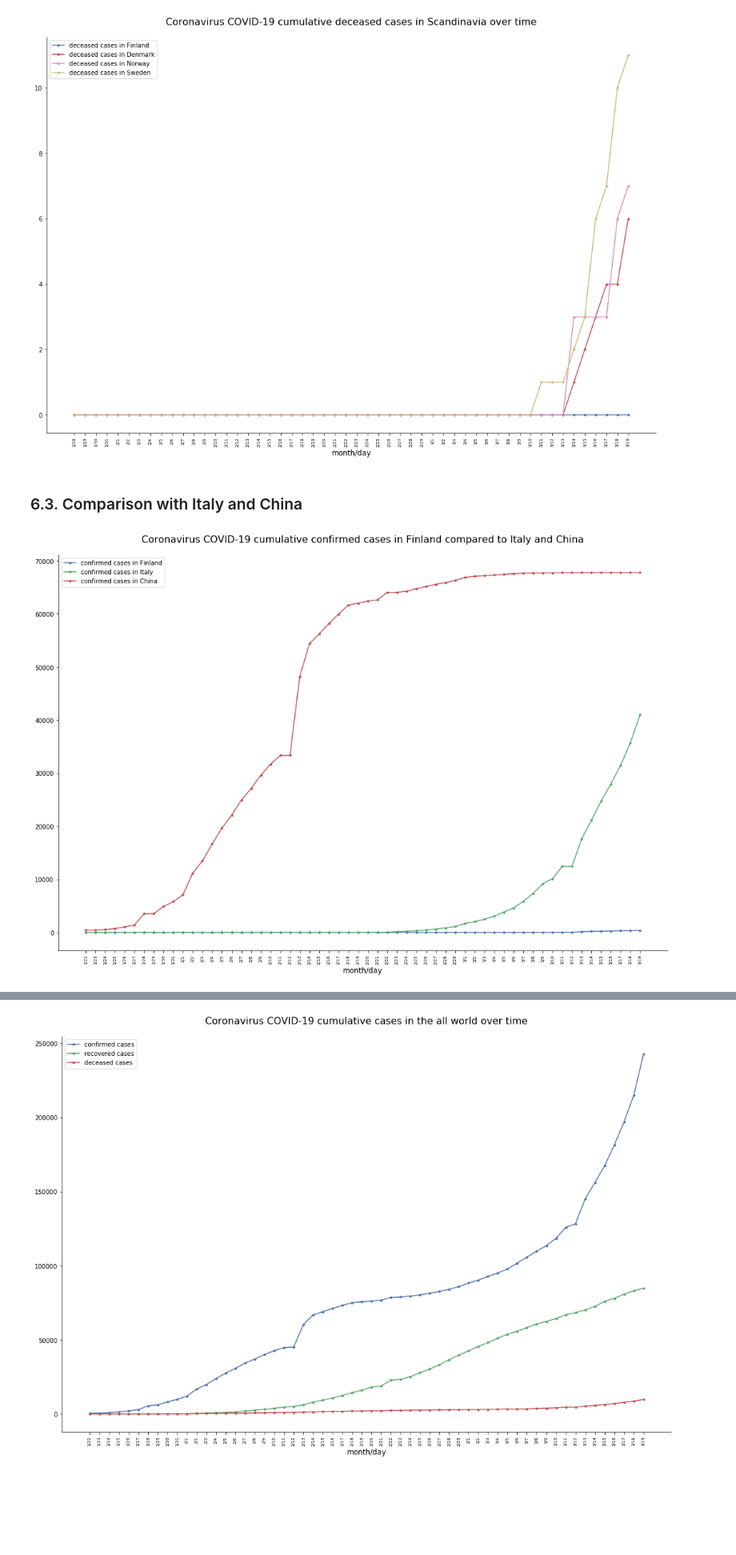
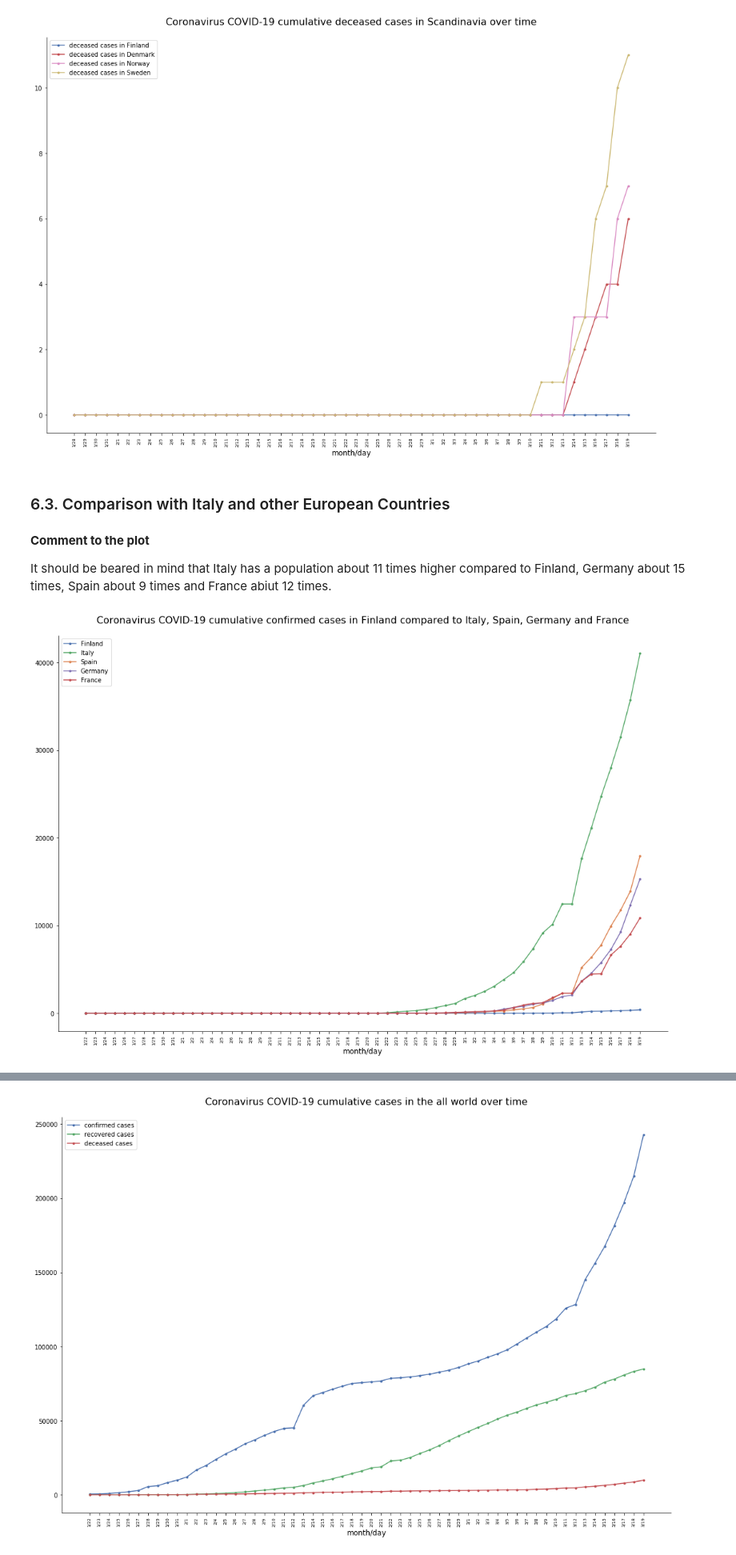
Before and after one commit to BerniHacker/Coronavirus, a Jupyter notebook: Coronavirus_Finland.ipynb, the cells around one changed output, grey strips where cells are left out. Shown at 80% size. Drawn from its saved outputs; the diff is of its cells as text; code cells hidden in the pictures; blank space fills up the shorter version.

```diff
--- a/Coronavirus_Finland.ipynb
+++ b/Coronavirus_Finland.ipynb
@@ -785,6 +807,30 @@ italy_recov_0 = Italy_0[1]
 italy_deceas_0 = Italy_0[2]
 italy_conf_incr_0 = calc_increments(italy_conf_0)
 italy_conf_pos = extract_non_null(italy_conf_0)
+# %%
+# Calling the function extract_country to extract data related to Spain
+Spain_0 = extract_country("Spain", 0)
+spain_conf_0 = Spain_0[0]
+spain_recov_0 = Spain_0[1]
+spain_deceas_0 = Spain_0[2]
+spain_conf_incr_0 = calc_increments(spain_conf_0)
+spain_conf_pos = extract_non_null(spain_conf_0)
+# %%
+# Calling the function extract_country to extract data related to Germany
+Germany_0 = extract_country("Germany", 0)
+germany_conf_0 = Germany_0[0]
+germany_recov_0 = Germany_0[1]
+germany_deceas_0 = Germany_0[2]
+germany_conf_incr_0 = calc_increments(germany_conf_0)
+germany_conf_pos = extract_non_null(germany_conf_0)
+# %%
+# Calling the function extract_country to extract data related to France
+France_0 = extract_country("France", 0)
+france_conf_0 = France_0[0]
+france_recov_0 = France_0[1]
+france_deceas_0 = France_0[2]
+france_conf_incr_0 = calc_increments(france_conf_0)
+france_conf_pos = extract_non_null(france_conf_0)
 # %% [markdown]
 #### 5.4.6. Data from China <a name="5.4.6."></a>
 # %%
@@ -1036,21 +1092,28 @@ cust_line_plot((days_fin, finland_deceas_6, ".", 0, "deceased cases in Finland")
 # %% [output]
 [figure]
 # %% [markdown]
-### 6.3. Comparison with Italy and China<a name="6.3."></a>
+### 6.3. Comparison with Italy and other European Countries<a name="6.3."></a>
+# %% [markdown]
+**Comment to the plot**
+
+It should be beared in mind that Italy has a population about 11 times higher compared to Finland, Germany about 15 times, Spain about 9 times and France abiut 12 times.
 # %%
-# Comparing cumulative confirmed cases over time for Finland, Italy and China
-cust_line_plot((days_tot, finland_conf_0, ".", 0, "confirmed cases in Finland"),
-               (days_tot, italy_conf_0, ".", 2, "confirmed cases in Italy"),
-               (days_tot, china_conf_0, ".", 3, "confirmed cases in China"),
+# Comparing cumulative confirmed cases over time for Finland,
+# Italy, Spain, Germany and France
+cust_line_plot((days_tot, finland_conf_0, ".", 0, "Finland"),
+               (days_tot, italy_conf_0, ".", 2, "Italy"),
+               (days_tot, spain_conf_0, ".", 1, "Spain"),
+               (days_tot, germany_conf_0, ".", 4, "Germany"),
+               (days_tot, france_conf_0, ".", 3, "France"),
                figsize_w=18, figsize_h=12,
                title="Coronavirus COVID-19 cumulative confirmed cases "\
-                     "in Finland compared to Italy and China",
+                     "in Finland compared to Italy, Spain, Germany and France",
                title_fs=16, title_offset=20,
                rem_borders=True,
                x_label="month/day", xlabel_fs=12,
                xvalues_fs=7,rot=90,
                y_label=None, ylabel_fs=12,
                legend=True)
 # %% [output]
-[figure, old version]
+[figure, new version]
 # %%
```
Also changed, not shown: parts of 12 cells of this notebook, 1 other file.
